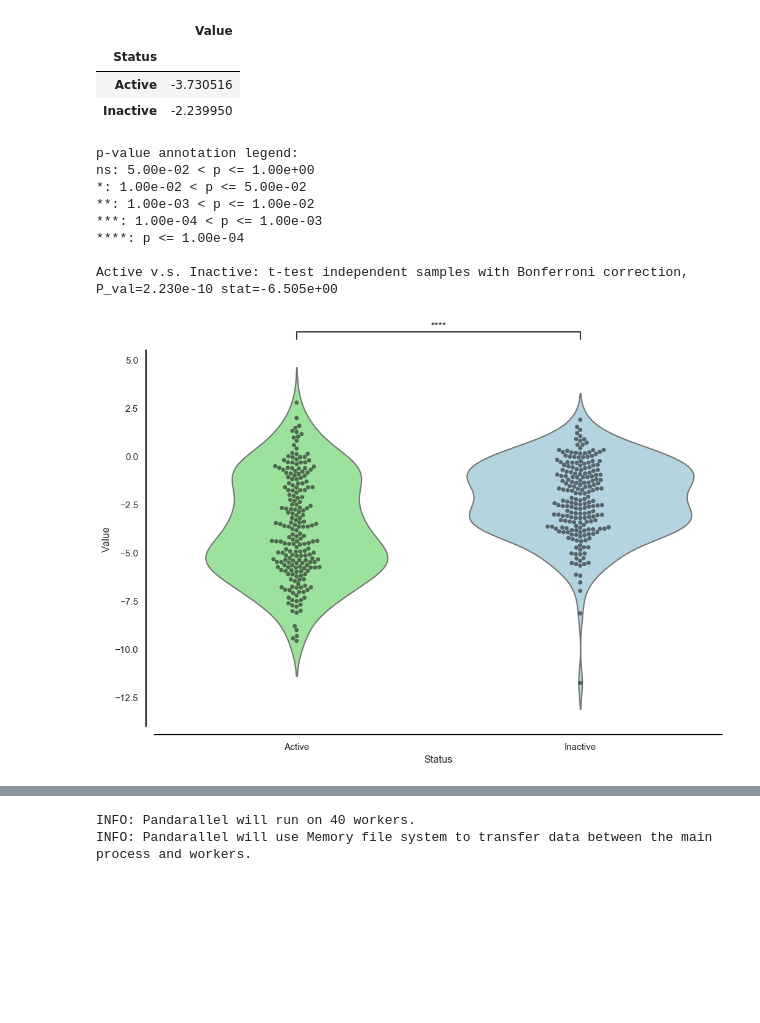
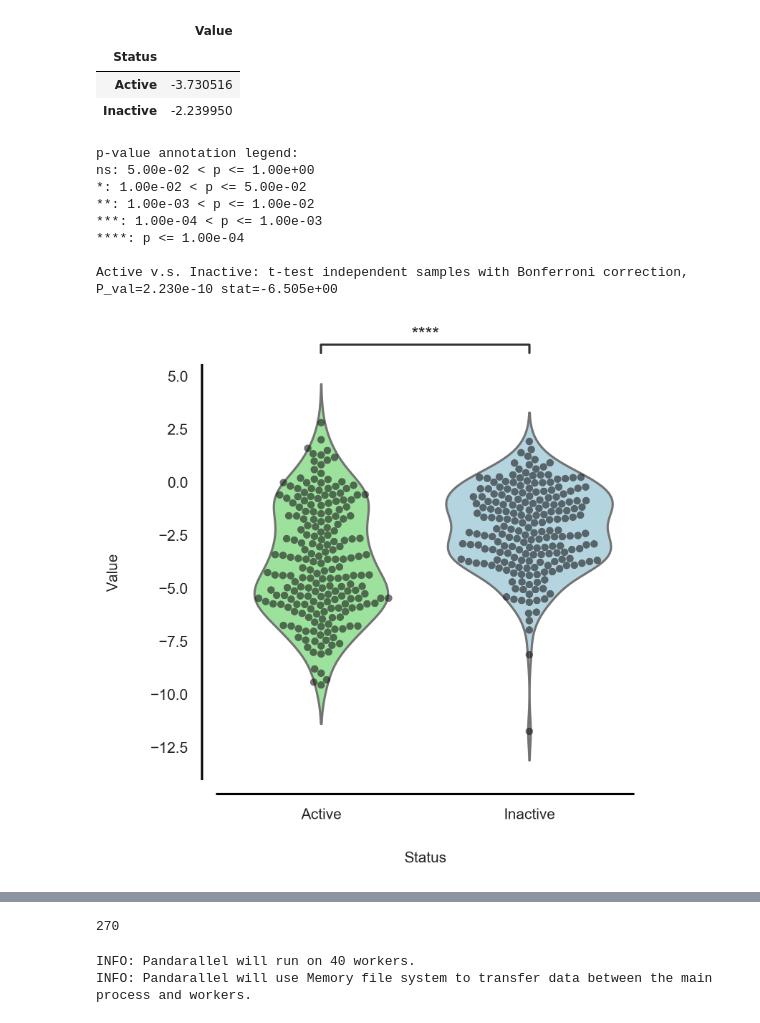
Before and after one commit to srijitseal/The_Seal_Files, a Jupyter notebook: The_Cell_Count_Files/01_Cell_Count_Corr.ipynb, the cells around one changed output, grey strips where cells are left out. Saved outputs shown, nothing was run; the diff lists cells and outputs as text; code cells hidden in the pictures; blank space fills up the shorter version.

```diff
--- a/The_Cell_Count_Files/01_Cell_Count_Corr.ipynb
+++ b/The_Cell_Count_Files/01_Cell_Count_Corr.ipynb
@@ -117,43 +120,60 @@ import matplotlib.pyplot as plt
 import seaborn as sns
 import pandas as pd
 # %%
-# Plotting with Seaborn
-plt.figure(figsize=(12, 8))
+import matplotlib.pyplot as plt
+import seaborn as sns
+from statannot import add_stat_annotation  # Ensure this library is installed: pip install statannot
+
+# Set the context to "poster" for larger fonts
+sns.set_context("poster", font_scale=1.5)  # Adjust font_scale to increase/decrease the size further
+
+# Set the style to white and remove edge colors
 sns.set(style="white", rc={"axes.edgecolor": "none"})
+
+# Create a large figure
+plt.figure(figsize=(5, 5), dpi=300)
 
 # Creating the violin plot
 ax = sns.violinplot(data=df, x='Status', y='Value', palette={'Active': 'lightgreen', 'Inactive': 'lightblue'}, inner=None)
+
 # Adding the swarm plot on top of the violin plot
 sns.swarmplot(data=df, x='Status', y='Value', color='k', alpha=0.6)
 
 # Adding statistical annotations
 add_stat_annotation(ax, data=df, x='Status', y='Value',
                     box_pairs=[("Active", "Inactive")],
                     test='t-test_ind', text_format='star', loc='outside', verbose=2)
 
 # Removing the top and right spines
 ax.spines['top'].set_visible(False)
 ax.spines['right'].set_visible(False)
 
 # Customizing the appearance of the left and bottom spines
 for spine in ['left', 'bottom']:
     ax.spines[spine].set_position(('outward', 10))
     ax.spines[spine].set_linewidth(1.5)
     ax.spines[spine].set_color('black')
 
-plt.xlabel('Status')
-plt.ylabel('Value')
+# Increasing label font sizes
+ax.set_xlabel('Status', fontsize=10, labelpad=20)
+ax.set_ylabel('Value', fontsize=10, labelpad=20)
+
+# Adjusting tick parameters for larger font size on both axes
+ax.tick_params(axis='both', which='major', labelsize=10)  # Major ticks
+ax.tick_params(axis='both', which='minor', labelsize=10)  # Minor ticks (if used)
+
+# Showing the plot
 plt.show()
 # %% [output]
 p-value annotation legend:
 ns: 5.00e-02 < p <= 1.00e+00
 *: 1.00e-02 < p <= 5.00e-02
 **: 1.00e-03 < p <= 1.00e-02
 ***: 1.00e-04 < p <= 1.00e-03
 ****: p <= 1.00e-04
 
 Active v.s. Inactive: t-test independent samples with Bonferroni correction, P_val=2.230e-10 stat=-6.505e+00
-[figure, old version]
+[figure, new version]
 # %%
 data = pd.read_csv("../The_Moshkov_Files/CP_count_PUMA.csv")
 data
@@ -173,6 +193,9 @@ data
 16170 rows × 284 columns
 # %%
 label_columns =  data.columns.to_list()[1:-13]
+print(len(label_columns))
+# %% [output]
+270
 # %%
 import pandas as pd
 import numpy as np
```
Also changed, not shown: parts of 8 cells of this notebook, 13 other files.
